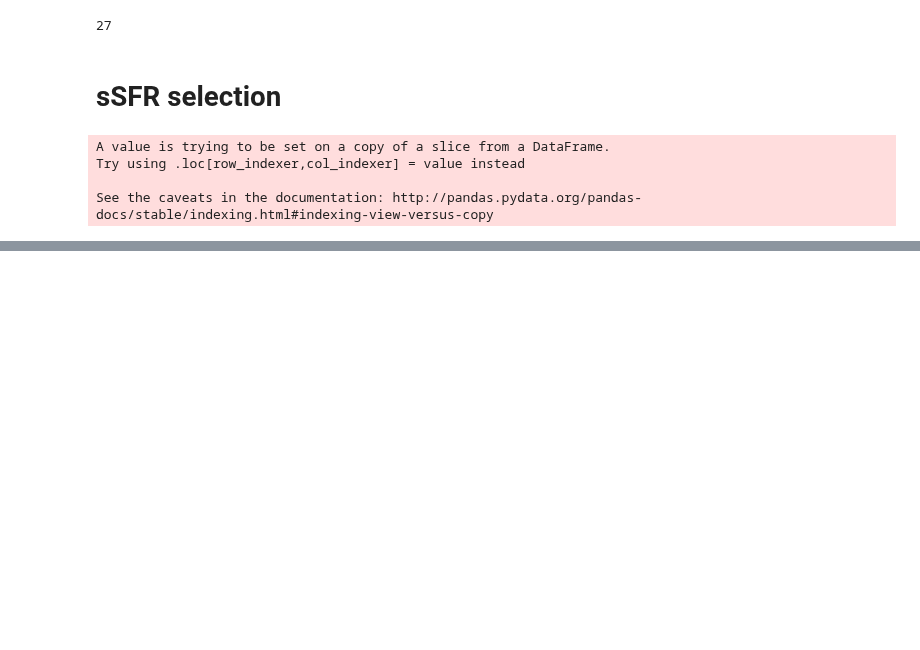
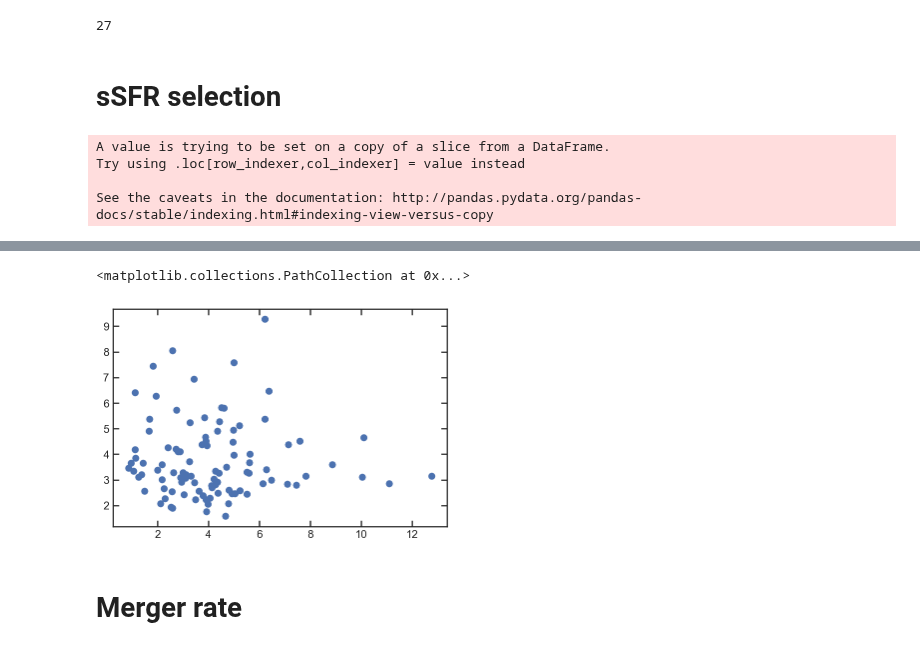
Before and after one commit to Vince-ec/Cluster_and_field, a Jupyter notebook: scripts/referee_report_plots.ipynb, the cells around one changed output, grey strips where cells are left out. Saved outputs shown, nothing was run; the diff lists cells and outputs as text; code cells hidden in the pictures; blank space fills up the shorter version.

```diff
--- a/scripts/referee_report_plots.ipynb
+++ b/scripts/referee_report_plots.ipynb
@@ -547,0 +606,7 @@ plt.tick_params(axis='both', which='major', labelsize=20)
+# %%
+plt.scatter(msep, mdb.z_50)
+# %% [output]
+<matplotlib.collections.PathCollection at 0x...>
+[figure, added]
+# %% [markdown]
+# Merger rate
```
Also changed, not shown: parts of 14 cells of this notebook, 2 other files.
